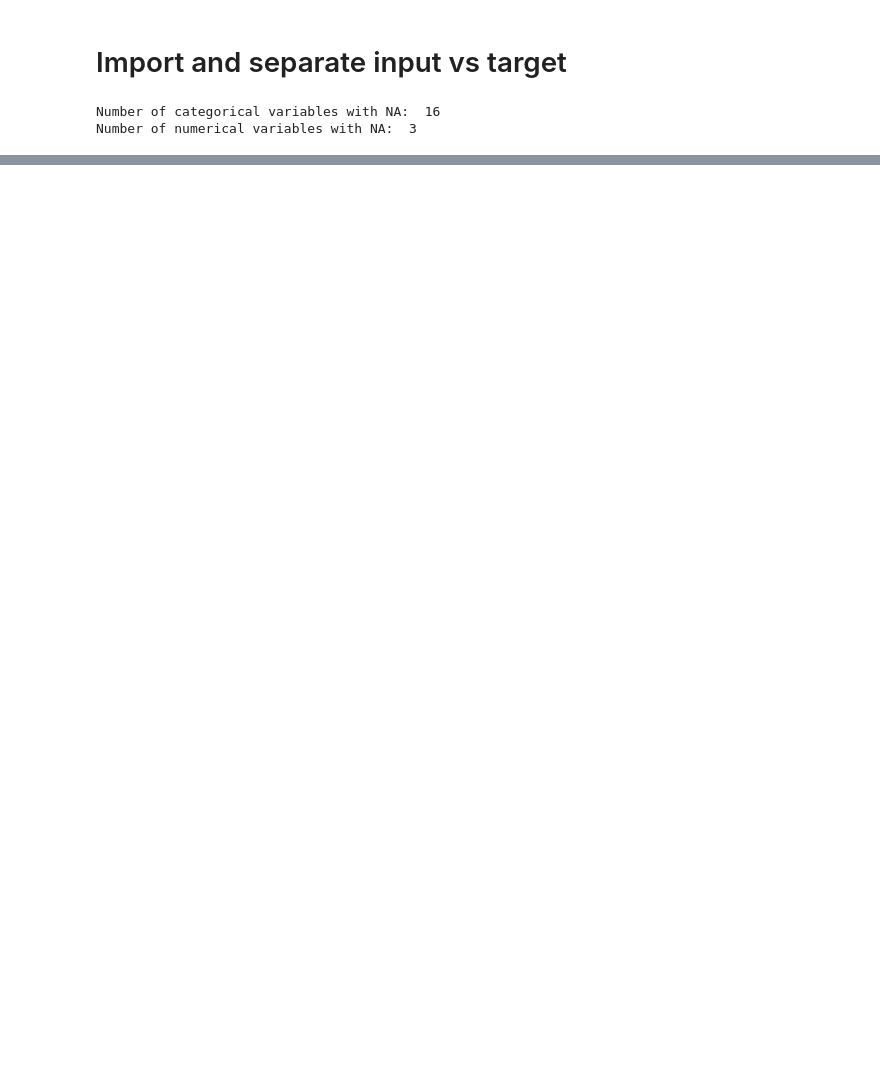
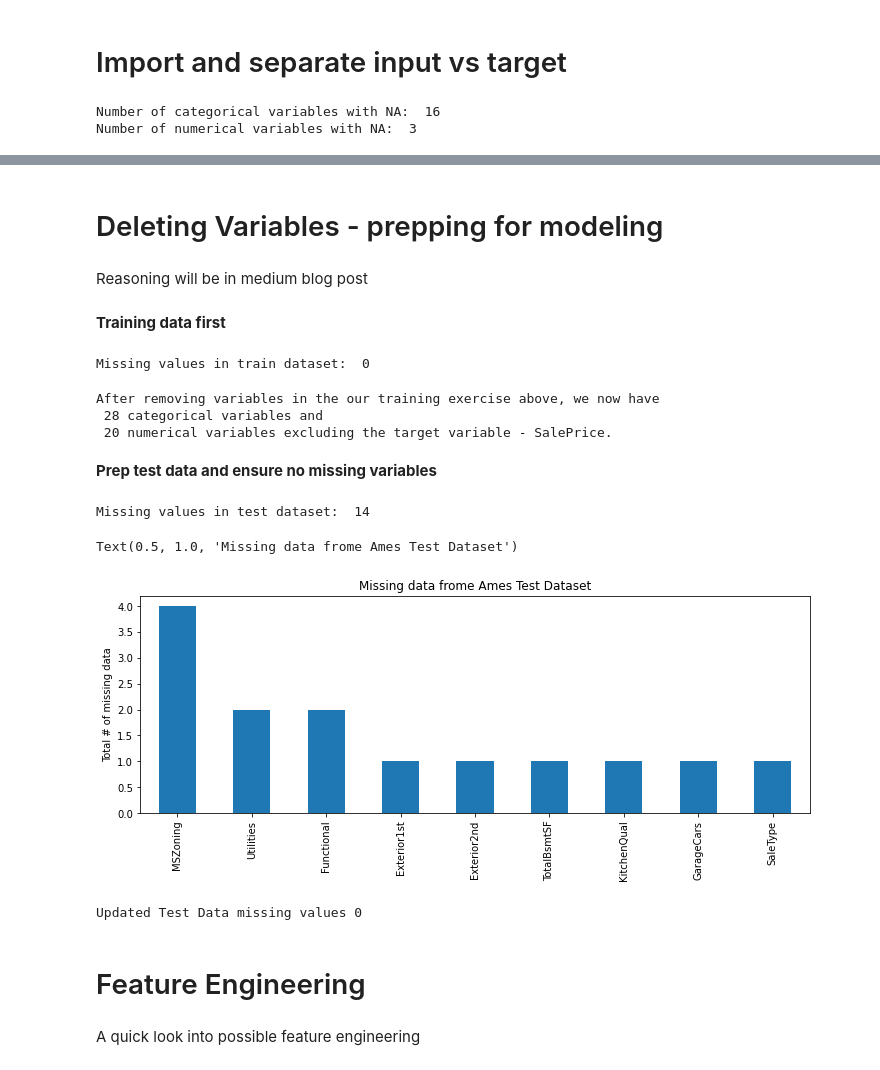
Before and after one commit to briannalytle/ames_review, a Jupyter notebook: dealing_with_nulls.ipynb, the cells around one changed output, grey strips where cells are left out. Drawn from its saved outputs; the diff is of its cells as text; code cells hidden in the pictures; blank space fills up the shorter version.

```diff
--- a/dealing_with_nulls.ipynb
+++ b/dealing_with_nulls.ipynb
@@ -7,6 +7,7 @@ import seaborn as sns
 import plotly.express as px
 # %%
 data = pd.read_csv('data/train.csv')
+test = pd.read_csv('data/test.csv')
 # %% [markdown]
 # Import and separate input vs target
 # %%
@@ -61,0 +188,67 @@ plt.axhline(0.8, color = 'green', linestyle = '--')
+# %% [markdown]
+# Deleting Variables - prepping for modeling
+# %% [markdown]
+Reasoning will be in medium blog post
+# %% [markdown]
+**Training data first**
+# %%
+dropcolumns = [ #about 50% missing
+                'PoolQC', 'MiscFeature', 'Alley', 'Fence', 'FireplaceQu',
+                #all Garage Features except GarageCars
+                'GarageType', 'GarageYrBlt', 'GarageFinish', 'GarageQual', 'GarageCond', 'GarageArea',
+                #all Basement Features except TotalBsmtSF
+                'BsmtExposure', 'BsmtFinType2', 'BsmtFinType1', 'BsmtCond', 'BsmtQual', 'BsmtHalfBath',
+                'BsmtFullBath', 'BsmtFinSF1', 'BsmtFinSF2', 'BsmtUnfSF',
+                #Masonry Vaneer Features
+                'MasVnrArea', 'MasVnrType',
+                #Other
+                'LotFrontage', '1stFlrSF', 'TotRmsAbvGrd',
+                #Irrelevant
+                'Id', 'PoolArea', 'MoSold', 'MiscVal', 'LowQualFinSF', 'YrSold']
+train = data.drop(dropcolumns, axis = 1)
+#fill in single missing electrical variables.
+train.Electrical.fillna(train.Electrical.mode, inplace = True)
+
+#check if any missing values in each dataset
+print('Missing values in train dataset: ', train.isnull().values.sum())
+# %% [output]
+Missing values in train dataset:  0
+# %%
+categorical_cols = [var for var in train.columns if train[var].dtype == 'O']
+numerical_cols = [var for var in train.columns if var not in categorical_cols and var != 'SalePrice']
+
+print('After removing variables in the our training exercise above, we now have \n',
+     len(categorical_cols), "categorical variables and \n",
+     len(numerical_cols), "numerical variables excluding the target variable - SalePrice.")
+# %% [output]
+After removing variables in the our training exercise above, we now have
+ 28 categorical variables and
+ 20 numerical variables excluding the target variable - SalePrice.
+# %% [markdown]
+**Prep test data and ensure no missing variables**
+# %%
+test = test.drop(dropcolumns, axis = 1)
+test.Electrical.fillna(test.Electrical.mode, inplace = True)
+print('Missing values in test dataset: ', test.isnull().values.sum())
+# %% [output]
+Missing values in test dataset:  14
+# %%
+test_vars_missing = [var for var in test.columns if test[var].isnull().sum() > 0]
+test[test_vars_missing].isnull().sum().sort_values(ascending = False).plot.bar(figsize = (12,4))
+plt.ylabel('Total # of missing data')
+plt.title('Missing data frome Ames Test Dataset')
+# %% [output]
+Text(0.5, 1.0, 'Missing data frome Ames Test Dataset')
+[figure, added]
+# %%
+#fill in missing columns with mode of test dataset
+for test_var in test_vars_missing:
+    test[test_var].fillna(test[test_var].mode, inplace = True)
+
+print("Updated Test Data missing values",  test.isnull().values.sum())
+# %% [output]
+Updated Test Data missing values 0
+# %% [markdown]
+# Feature Engineering
+# %% [markdown]
+A quick look into possible feature engineering
```
Also changed, not shown: parts of 14 cells of this notebook.
